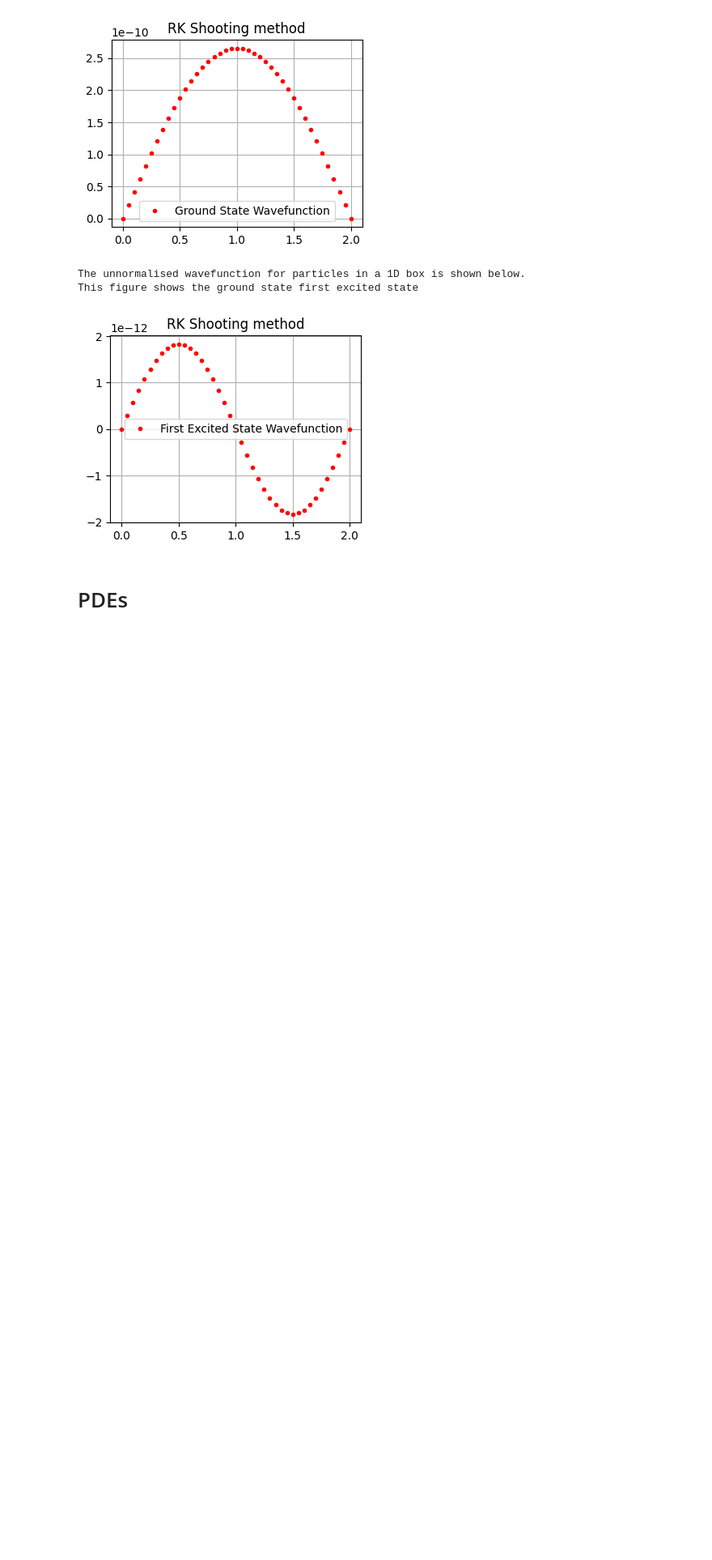
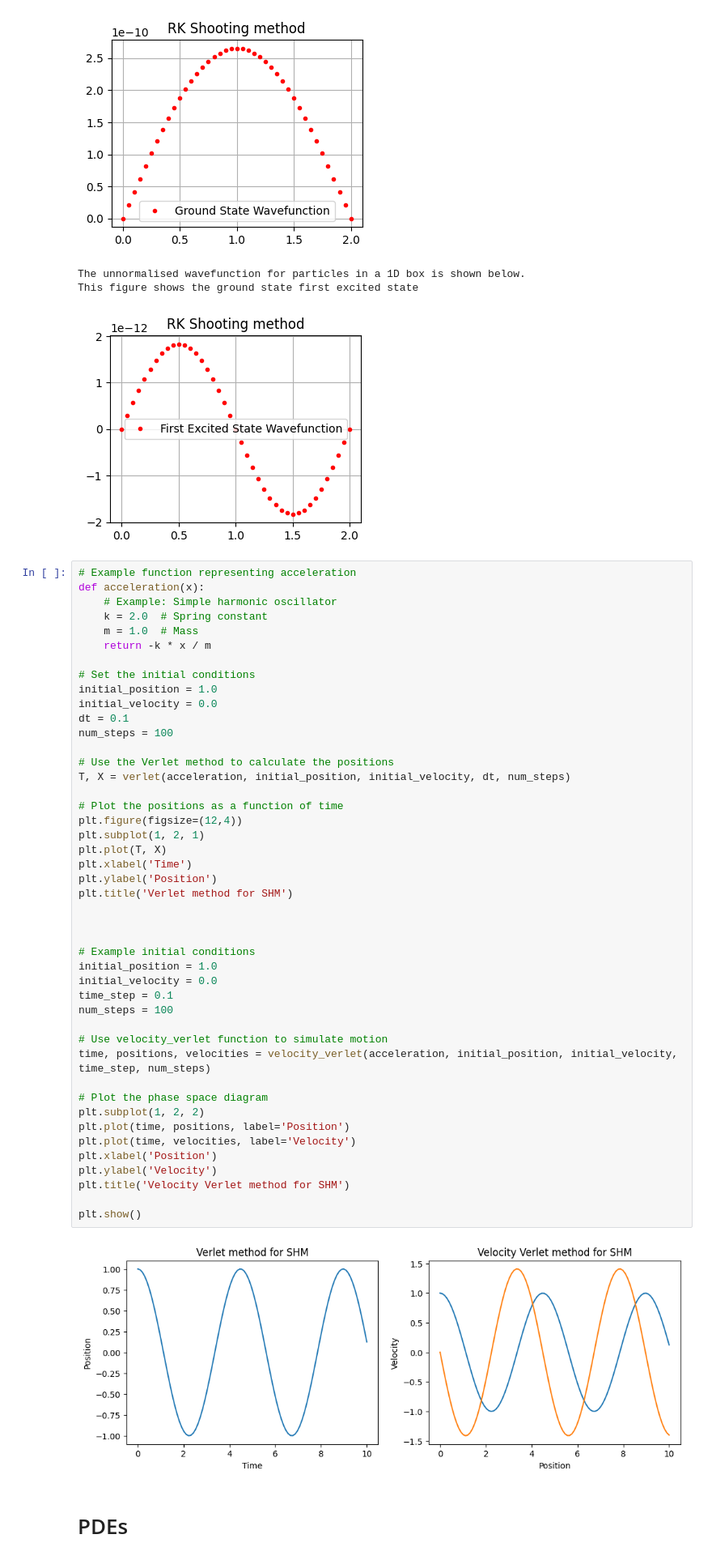
Before and after one commit to chandan-kumarsahu/P452-Computational-Physics, a Jupyter notebook: Midsem/tests_1.ipynb, the cells around one changed output. Shown at 81% size. Saved outputs shown, nothing was run; the diff lists cells and outputs as text; blank space fills up the shorter version.

Commit message:
Added Verlet and Velocity Verlet in ODEs

```diff
--- a/Midsem/tests_1.ipynb
+++ b/Midsem/tests_1.ipynb
@@ -497,6 +497,53 @@ This figure shows the ground state wavefunction.
 The unnormalised wavefunction for particles in a 1D box is shown below.
 This figure shows the ground state first excited state
 [figure]
+# %%
+# Example function representing acceleration
+def acceleration(x):
+    # Example: Simple harmonic oscillator
+    k = 2.0  # Spring constant
+    m = 1.0  # Mass
+    return -k * x / m
+
+# Set the initial conditions
+initial_position = 1.0
+initial_velocity = 0.0
+dt = 0.1
+num_steps = 100
+
+# Use the Verlet method to calculate the positions
+T, X = verlet(acceleration, initial_position, initial_velocity, dt, num_steps)
+
+# Plot the positions as a function of time
+plt.figure(figsize=(12,4))
+plt.subplot(1, 2, 1)
+plt.plot(T, X)
+plt.xlabel('Time')
+plt.ylabel('Position')
+plt.title('Verlet method for SHM')
+
+
+
+# Example initial conditions
+initial_position = 1.0
+initial_velocity = 0.0
+time_step = 0.1
+num_steps = 100
+
+# Use velocity_verlet function to simulate motion
+time, positions, velocities = velocity_verlet(acceleration, initial_position, initial_velocity, time_step, num_steps)
+
+# Plot the phase space diagram
+plt.subplot(1, 2, 2)
+plt.plot(time, positions, label='Position')
+plt.plot(time, velocities, label='Velocity')
+plt.xlabel('Position')
+plt.ylabel('Velocity')
+plt.title('Velocity Verlet method for SHM')
+
+plt.show()
+# %% [output]
+[figure, added]
 # %% [markdown]
 # PDEs
 # %%
```
Also changed, not shown: parts of 1 cell of this notebook, 3 other files.
